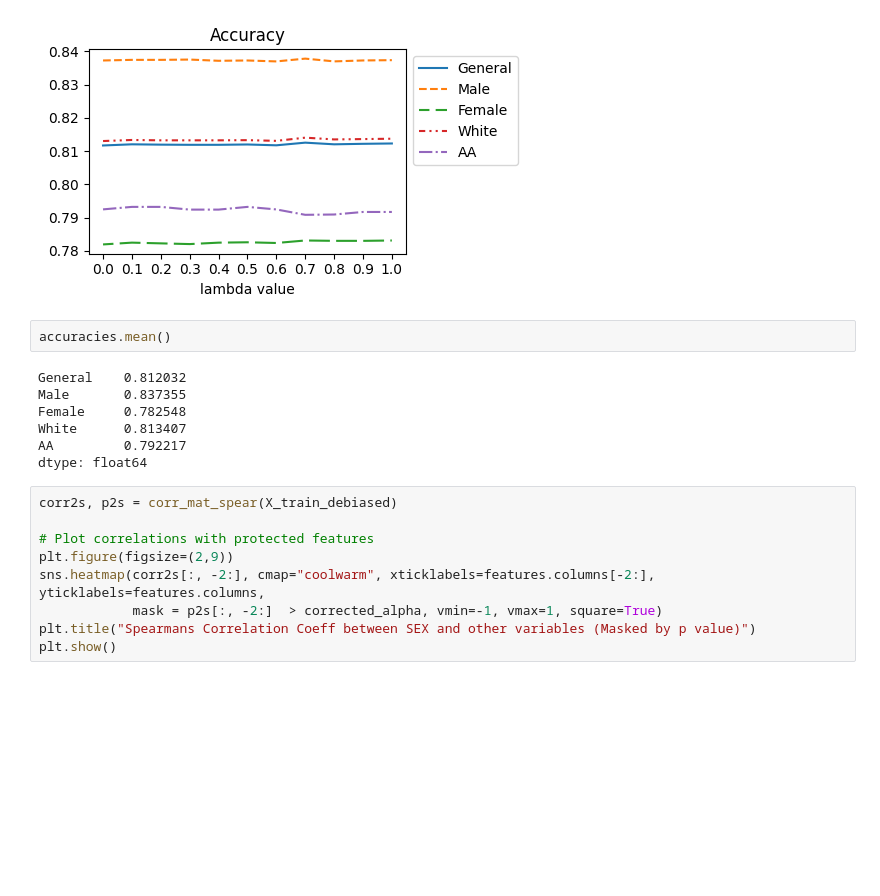
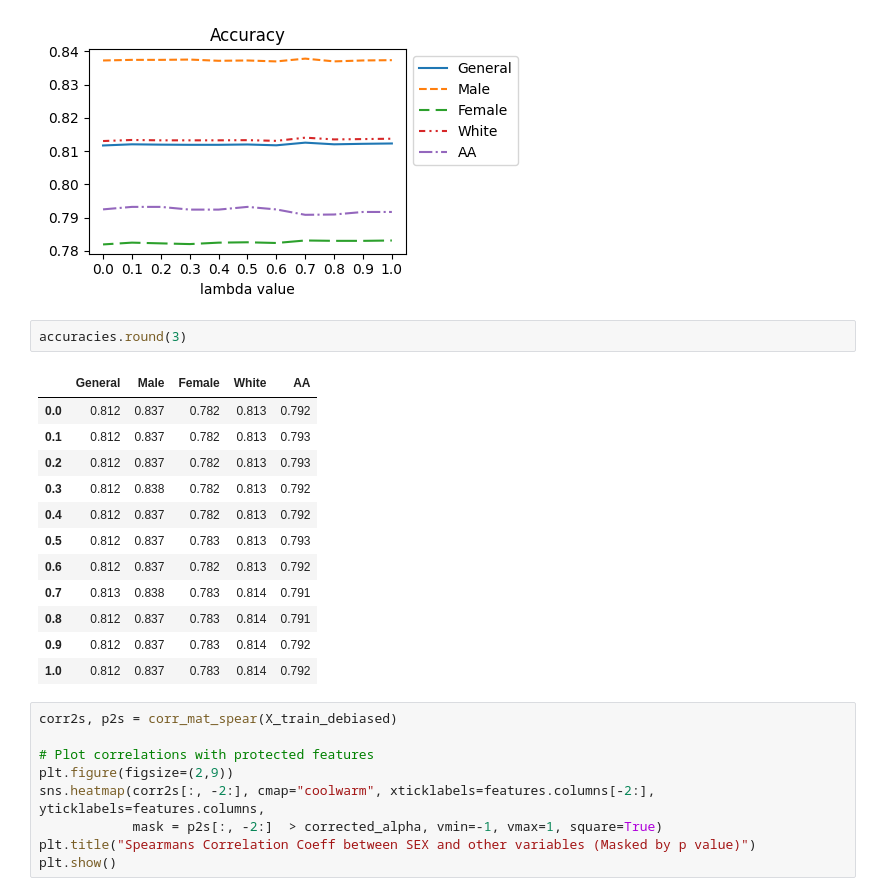
Before and after one commit to Xannadoo/Algorithmic_Fairness_Mandatories, a Jupyter notebook: Mandatory_2/Equalised_Odds_assignment.ipynb, the cells around one changed output. Cells and saved outputs as stored; diff of their text form; blank space fills up the shorter version.

```diff
--- a/Mandatory_2/Equalised_Odds_assignment.ipynb
+++ b/Mandatory_2/Equalised_Odds_assignment.ipynb
@@ -472,15 +472,21 @@ plt.tight_layout()
 #plt.savefig("img/decorrelation_accuracies.png", format="png")
 # %% [output]
 [figure]
-# %%
-accuracies.mean()
-# %% [output]
-General    0.812032
-Male       0.837355
-Female     0.782548
-White      0.813407
-AA         0.792217
-dtype: float64
+# %%
+accuracies.round(3)
+# %% [output]
+|  | General | Male | Female | White | AA |
+| 0.0 | 0.812 | 0.837 | 0.782 | 0.813 | 0.792 |
+| 0.1 | 0.812 | 0.837 | 0.782 | 0.813 | 0.793 |
+| 0.2 | 0.812 | 0.837 | 0.782 | 0.813 | 0.793 |
+| 0.3 | 0.812 | 0.838 | 0.782 | 0.813 | 0.792 |
+| 0.4 | 0.812 | 0.837 | 0.782 | 0.813 | 0.792 |
+| 0.5 | 0.812 | 0.837 | 0.783 | 0.813 | 0.793 |
+| 0.6 | 0.812 | 0.837 | 0.782 | 0.813 | 0.792 |
+| 0.7 | 0.813 | 0.838 | 0.783 | 0.814 | 0.791 |
+| 0.8 | 0.812 | 0.837 | 0.783 | 0.814 | 0.791 |
+| 0.9 | 0.812 | 0.837 | 0.783 | 0.814 | 0.792 |
+| 1.0 | 0.812 | 0.837 | 0.783 | 0.814 | 0.792 |
 # %%
 corr2s, p2s = corr_mat_spear(X_train_debiased)
 
```
Also changed, not shown: parts of 5 cells of this notebook.
